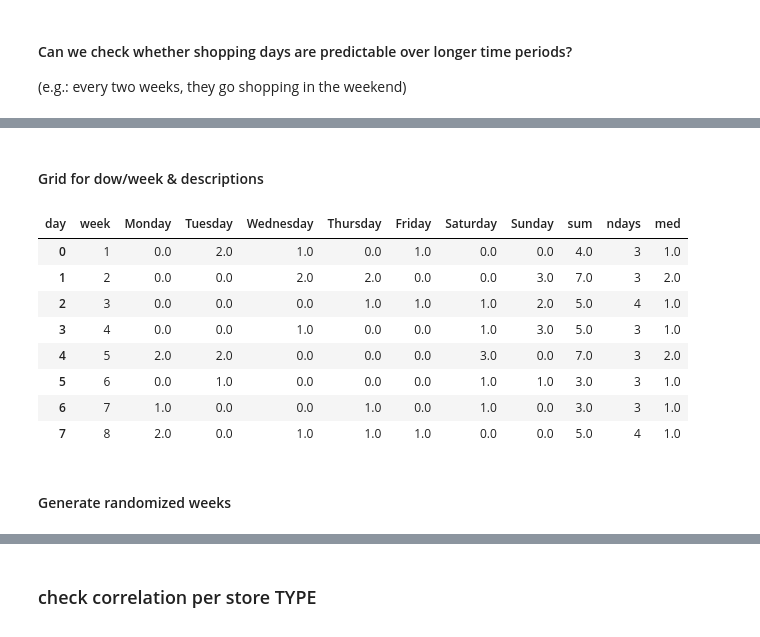
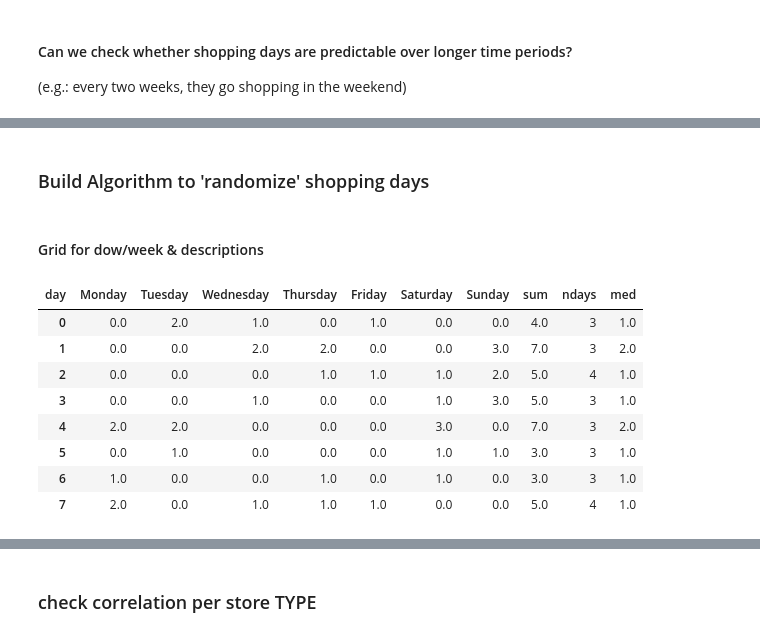
Before and after one commit to AnonymousNotebooks/DesignerlyAlgorithmicPrototyping, a Jupyter notebook: myfirstbook/_build/jupyter_execute/2. Labeling, structuring and visualizing.ipynb, the cells around one changed output, grey strips where cells are left out. Cells and saved outputs as stored; diff of their text form; code cells hidden in the pictures.

```diff
--- a/myfirstbook/_build/jupyter_execute/2. Labeling, structuring and visualizing.ipynb
+++ b/myfirstbook/_build/jupyter_execute/2. Labeling, structuring and visualizing.ipynb
@@ -402,2 +411,4 @@ Not significant: the shopping days are quite the same for each period
+# %% [markdown]
+### Build Algorithm to 'randomize' shopping days
 # %% [markdown]
 #### Grid for dow/week & descriptions
@@ -406,3 +415,5 @@ df = pd.read_csv (r"C:\Users\20204113\OneDrive - TU Eindhoven\2_Research\1_Groce
+# %%
+df = pd.read_csv (r"/workspaces/DesignerlyAlgorithmicPrototyping/database/Groceries_onehousehold.csv")
 # %%
 days = ['Monday', 'Tuesday', 'Wednesday', 'Thursday', 'Friday', 'Saturday', 'Sunday']
 df['day'] = pd.Categorical(df['day'], categories=days, ordered=True)
@@ -431,17 +442,18 @@ df_dowgrid1['med'] = df_dowgrid2.median(numeric_only=True, axis=1)
 
 df_dowgrid1 = df_dowgrid1.round(0)
 # %%
-df_dowgrid1 = df_dowgrid1.round(0)
-df_dowgrid1. replace(np. nan,0)
+df_shopweek = df_dowgrid1.round(0)
+del df_shopweek["week"]
+
+df_shopweek = df_shopweek.replace(np. nan,0)
+df_shopweek
 # %% [output]
-| day | week | Monday | Tuesday | Wednesday | Thursday | Friday | Saturday | Sunday | sum | ndays | med |
-| 0 | 1 | 0.0 | 2.0 | 1.0 | 0.0 | 1.0 | 0.0 | 0.0 | 4.0 | 3 | 1.0 |
-| 1 | 2 | 0.0 | 0.0 | 2.0 | 2.0 | 0.0 | 0.0 | 3.0 | 7.0 | 3 | 2.0 |
-| 2 | 3 | 0.0 | 0.0 | 0.0 | 1.0 | 1.0 | 1.0 | 2.0 | 5.0 | 4 | 1.0 |
-| 3 | 4 | 0.0 | 0.0 | 1.0 | 0.0 | 0.0 | 1.0 | 3.0 | 5.0 | 3 | 1.0 |
-| 4 | 5 | 2.0 | 2.0 | 0.0 | 0.0 | 0.0 | 3.0 | 0.0 | 7.0 | 3 | 2.0 |
-| 5 | 6 | 0.0 | 1.0 | 0.0 | 0.0 | 0.0 | 1.0 | 1.0 | 3.0 | 3 | 1.0 |
-| 6 | 7 | 1.0 | 0.0 | 0.0 | 1.0 | 0.0 | 1.0 | 0.0 | 3.0 | 3 | 1.0 |
-| 7 | 8 | 2.0 | 0.0 | 1.0 | 1.0 | 1.0 | 0.0 | 0.0 | 5.0 | 4 | 1.0 |
+| day | Monday | Tuesday | Wednesday | Thursday | Friday | Saturday | Sunday | sum | ndays | med |
+| 0 | 0.0 | 2.0 | 1.0 | 0.0 | 1.0 | 0.0 | 0.0 | 4.0 | 3 | 1.0 |
+| 1 | 0.0 | 0.0 | 2.0 | 2.0 | 0.0 | 0.0 | 3.0 | 7.0 | 3 | 2.0 |
+| 2 | 0.0 | 0.0 | 0.0 | 1.0 | 1.0 | 1.0 | 2.0 | 5.0 | 4 | 1.0 |
+| 3 | 0.0 | 0.0 | 1.0 | 0.0 | 0.0 | 1.0 | 3.0 | 5.0 | 3 | 1.0 |
+| 4 | 2.0 | 2.0 | 0.0 | 0.0 | 0.0 | 3.0 | 0.0 | 7.0 | 3 | 2.0 |
+| 5 | 0.0 | 1.0 | 0.0 | 0.0 | 0.0 | 1.0 | 1.0 | 3.0 | 3 | 1.0 |
+| 6 | 1.0 | 0.0 | 0.0 | 1.0 | 0.0 | 1.0 | 0.0 | 3.0 | 3 | 1.0 |
+| 7 | 2.0 | 0.0 | 1.0 | 1.0 | 1.0 | 0.0 | 0.0 | 5.0 | 4 | 1.0 |
-# %% [markdown]
-#### Generate randomized weeks
```
Also changed, not shown: parts of 375 cells of this notebook, 20 other files.
